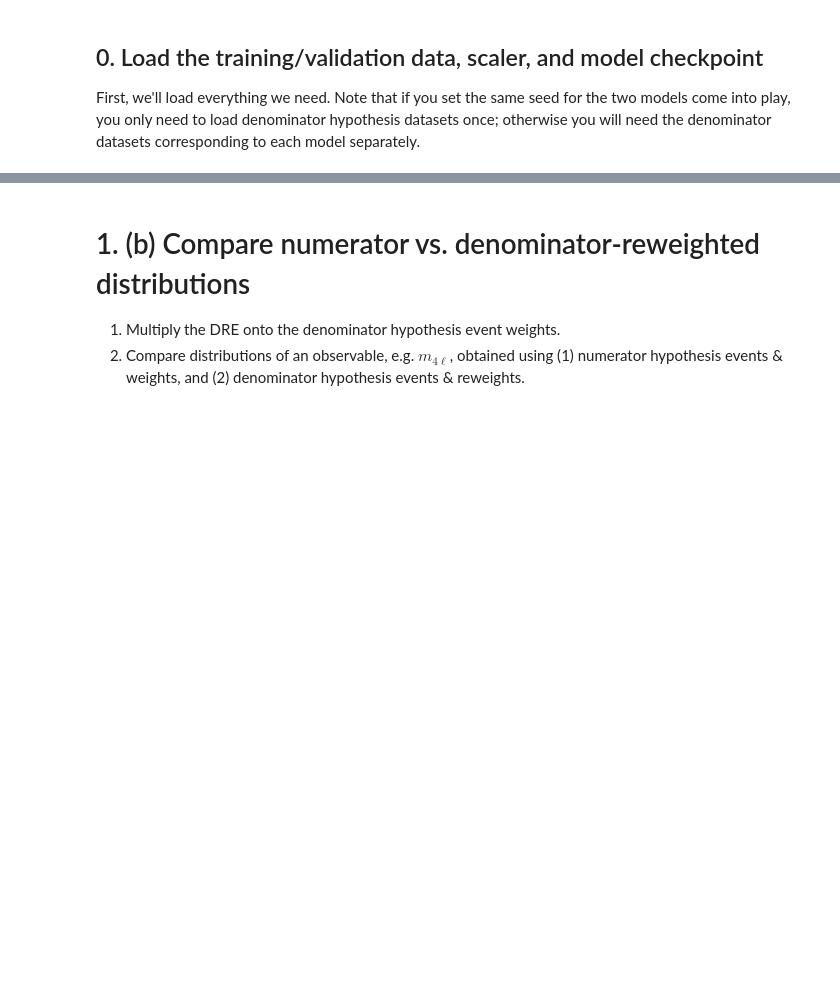
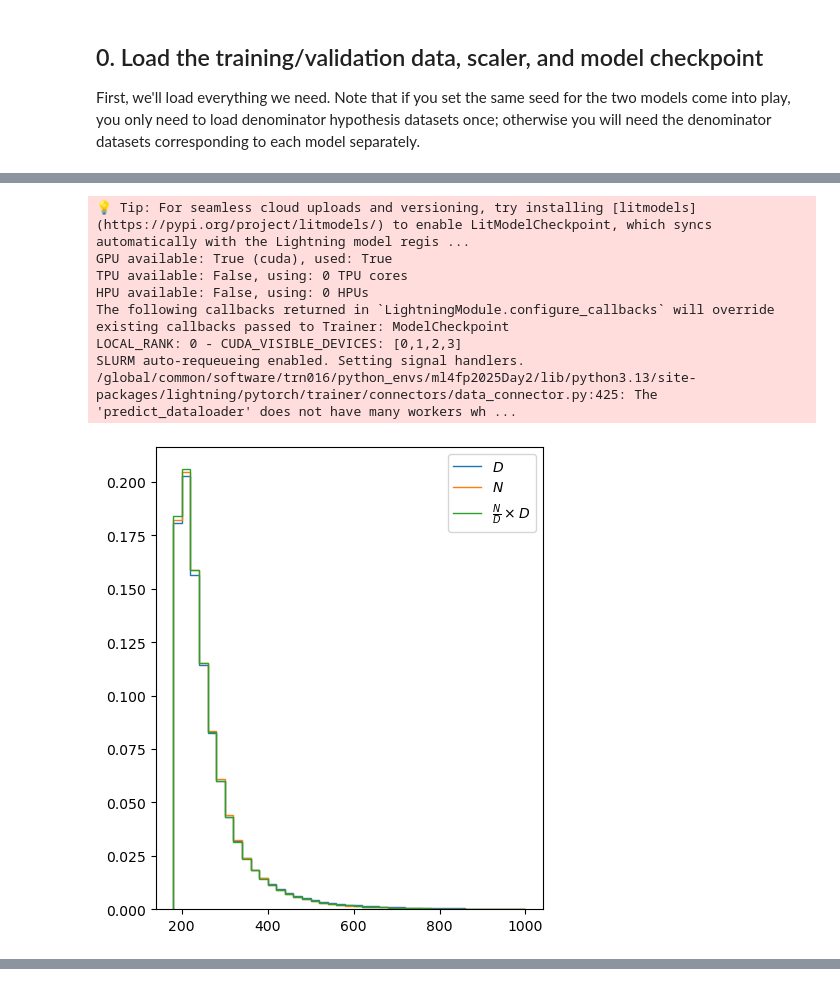
Before and after one commit to mohummudh/2025-lbnl, a Jupyter notebook: sessions/day2/nsbi-tutorial/tutorials/3_carl_diagnostics.ipynb, the cells around one changed output, grey strips where cells are left out. Cells and saved outputs as stored; diff of their text form; code cells hidden in the pictures; blank space fills up the shorter version.

Commit message:
Make sure checkpoints are loadable & more tutorial fixes

```diff
--- a/sessions/day2/nsbi-tutorial/tutorials/3_carl_diagnostics.ipynb
+++ b/sessions/day2/nsbi-tutorial/tutorials/3_carl_diagnostics.ipynb
@@ -35,7 +35,7 @@ run_dir = '/global/cfs/cdirs/trn016/carl_models'
 (events_sig_train, events_sig_val), (events_bkg_train, events_bkg_val) = carl.utils.load_data(run_dir, 'sig_over_bkg')
 (events_sbi_train, events_sbi_val), _ = carl.utils.load_data(run_dir, 'sbi_over_bkg')  # same seed!
 
-#scaler_sig_over_bkg, model_sig_over_bkg = carl.utils.load_results(run_dir, 'sig_over_bkg')
-#scaler_sbi_over_bkg, model_sbi_over_bkg = carl.utils.load_results(run_dir, 'sbi_over_bkg')
+scaler_sig_over_bkg, model_sig_over_bkg = carl.utils.load_results(run_dir, 'sig_over_bkg')
+scaler_sbi_over_bkg, model_sbi_over_bkg = carl.utils.load_results(run_dir, 'sbi_over_bkg')
 
 features_4l = ['l1_pt', 'l1_eta', 'l1_phi', 'l1_energy', 'l2_pt', 'l2_eta', 'l2_phi', 'l2_energy', 'l3_pt', 'l3_eta', 'l3_phi', 'l3_energy', 'l4_pt', 'l4_eta', 'l4_phi', 'l4_energy']
@@ -56,13 +148,54 @@ where $N$ is an arbitrary normalization factor (remember: we are performing a *d
 # %%
-# IMPLEMENT ME
-events_num_train, events_num_val = events_sbi_train, events_sbi_val
-scaler = scaler_sbi_over_bkg
-model = model_sbi_over_bkg
-events_denom_train, events_denom_val = events_bkg_train, events_bkg_val
+def reweighting_diagnostic(model, scaler, events_num_val, events_denom_val):
+    # scale features
+    X_denom_val = scaler.transform(events_denom_val.kinematics[features_4l].to_numpy())
+    dl_denom_val = DataLoader(TensorDataset(torch.tensor(X_denom_val, dtype=torch.float32)), batch_size=1024)
 
-X_denom_train, X_denom_val = scaler.transform(events_denom_train.kinematics[features_4l].to_numpy()), scaler.transform(events_denom_val.kinematics[features_4l].to_numpy())
-dl_denom_train, dl_denom_val = DataLoader(TensorDataset(torch.tensor(X_denom_train, dtype=torch.float32)), batch_size=1024), DataLoader(TensorDataset(torch.tensor(X_denom_val, dtype=torch.float32)), batch_size=1024)
+    # likelihood ratio trick
+    trainer = L.Trainer(accelerator='gpu', devices=1)
+    s_num_vs_denom = torch.cat(trainer.predict(model, dl_denom_val))
+    r_num_over_denom = s_num_vs_denom / (1 - s_num_vs_denom)
 
-trainer = L.Trainer(accelerator='gpu', devices=1)
-s_num_vs_denom = torch.cat(trainer.predict(model, dl_denom_train))
-r_num_over_denom = s_num_vs_denom / (1 - s_num_vs_denom)
+    # histogram definition
+    m4l_axis = hist.axis.Regular(41, 180, 1000, label = 'm4l')
+    h_m4l_num = hist.Hist(m4l_axis)
+    h_m4l_denom = hist.Hist(m4l_axis, label='$D$')
+    h_m4l_num_from_denom = hist.Hist(m4l_axis, label='$D\\rightarrow N$')
+
+    # observable calculation
+    def calculate_m4l(kinematics):
+        p_l1 = vector.array({'pt': kinematics['l1_pt'], 'eta': kinematics['l1_eta'], 'phi': kinematics['l1_phi'], 'energy': kinematics['l1_energy']})
+        p_l2 = vector.array({'pt': kinematics['l2_pt'], 'eta': kinematics['l2_eta'], 'phi': kinematics['l2_phi'], 'energy': kinematics['l2_energy']})
+        p_l3 = vector.array({'pt': kinematics['l3_pt'], 'eta': kinematics['l3_eta'], 'phi': kinematics['l3_phi'], 'energy': kinematics['l3_energy']})
+        p_l4 = vector.array({'pt': kinematics['l4_pt'], 'eta': kinematics['l4_eta'], 'phi': kinematics['l4_phi'], 'energy': kinematics['l4_energy']})
+        return (p_l1 + p_l2 + p_l3 + p_l4).mass
+
+    # weights
+    w_denom = torch.tensor(events_denom_val.weights)
+    w_num = torch.tensor(events_num_val.weights)
+    # IMPLEMENT ME
+    w_num_from_denom = torch.tensor(events_denom_val.weights) * r_num_over_denom
+    # ---
+
+    # normalize to weights probablity
+    p_denom = w_denom / torch.sum(w_denom)
+    p_num = w_num / torch.sum(w_num)
+    p_num_from_denom = w_num_from_denom / torch.sum(w_num_from_denom)
+
+    # populate each histogram with correct (obs, w)
+    # IMPLEMENT ME
+    h_m4l_denom.fill( calculate_m4l(events_denom_val.kinematics), weight=p_denom)
+    h_m4l_num.fill( calculate_m4l(events_num_val.kinematics), weight=p_num)
+    h_m4l_num_from_denom.fill( calculate_m4l(events_denom_val.kinematics), weight=p_num_from_denom)
+    # ---
+
+    # plotting
+    fig = plt.figure(figsize=(6, 5))
+    plt.stairs(h_m4l_denom.values(), h_m4l_denom.axes[0].edges, label='$D$')
+    plt.stairs(h_m4l_num.values(), h_m4l_num.axes[0].edges, label='$N$')
+    plt.stairs(h_m4l_num_from_denom.values(), h_m4l_num_from_denom.axes[0].edges, label='$\\frac{N}{D} \\times D$')
+    plt.legend()
+
+reweighting_diagnostic(model_sbi_over_bkg, scaler_sbi_over_bkg, events_sbi_val, events_bkg_val)
+reweighting_diagnostic(model_sig_over_bkg, scaler_sig_over_bkg, events_sig_val, events_bkg_val)
+# %% [output]
@@ -68,0 +210,9 @@ r_num_over_denom = s_num_vs_denom / (1 - s_num_vs_denom)
+💡 Tip: For seamless cloud uploads and versioning, try installing [litmodels](https://pypi.org/project/litmodels/) to enable LitModelCheckpoint, which syncs automatically with the Lightning model regis ...
+GPU available: True (cuda), used: True
+TPU available: False, using: 0 TPU cores
+HPU available: False, using: 0 HPUs
+The following callbacks returned in `LightningModule.configure_callbacks` will override existing callbacks passed to Trainer: ModelCheckpoint
+LOCAL_RANK: 0 - CUDA_VISIBLE_DEVICES: [0,1,2,3]
+SLURM auto-requeueing enabled. Setting signal handlers.
+/global/common/software/trn016/python_envs/ml4fp2025Day2/lib/python3.13/site-packages/lightning/pytorch/trainer/connectors/data_connector.py:425: The 'predict_dataloader' does not have many workers wh ...
+[figure, added]
@@ -69,5 +219,0 @@ r_num_over_denom = s_num_vs_denom / (1 - s_num_vs_denom)
-# %% [markdown]
-# 1. (b) Compare numerator vs. denominator-reweighted distributions
-
-1. Multiply the DRE onto the denominator hypothesis event weights.
-2. Compare distributions of an observable, e.g. $m_{4\ell}$, obtained using (1) numerator hypothesis events & weights, and (2) denominator hypothesis events & reweights.
```
Also changed, not shown: parts of 21 cells of this notebook, 2 other files.
